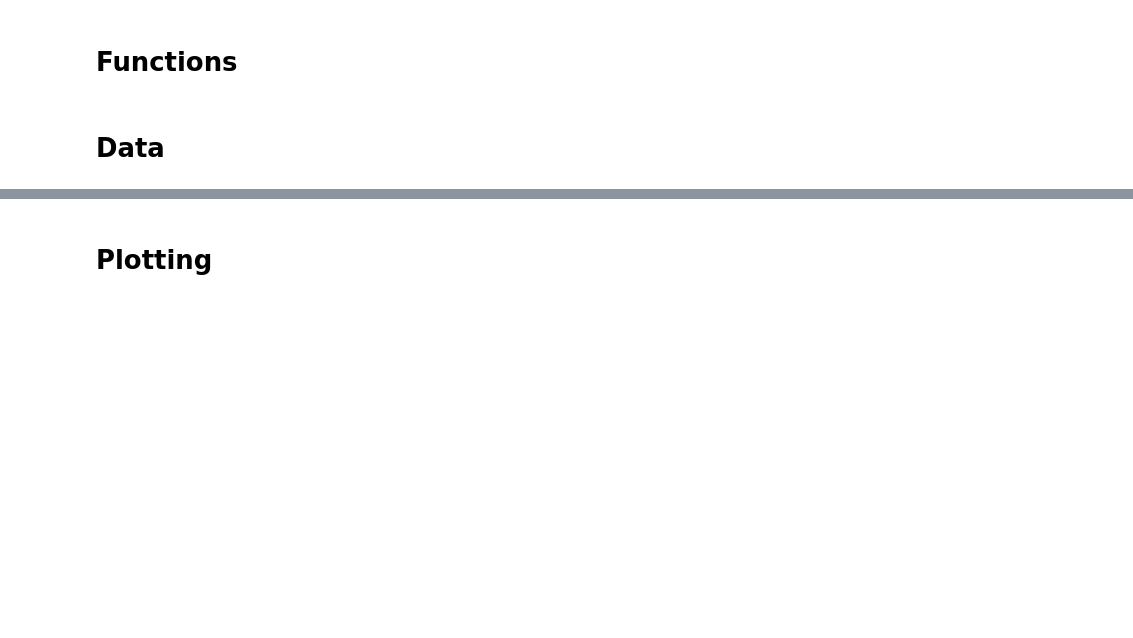
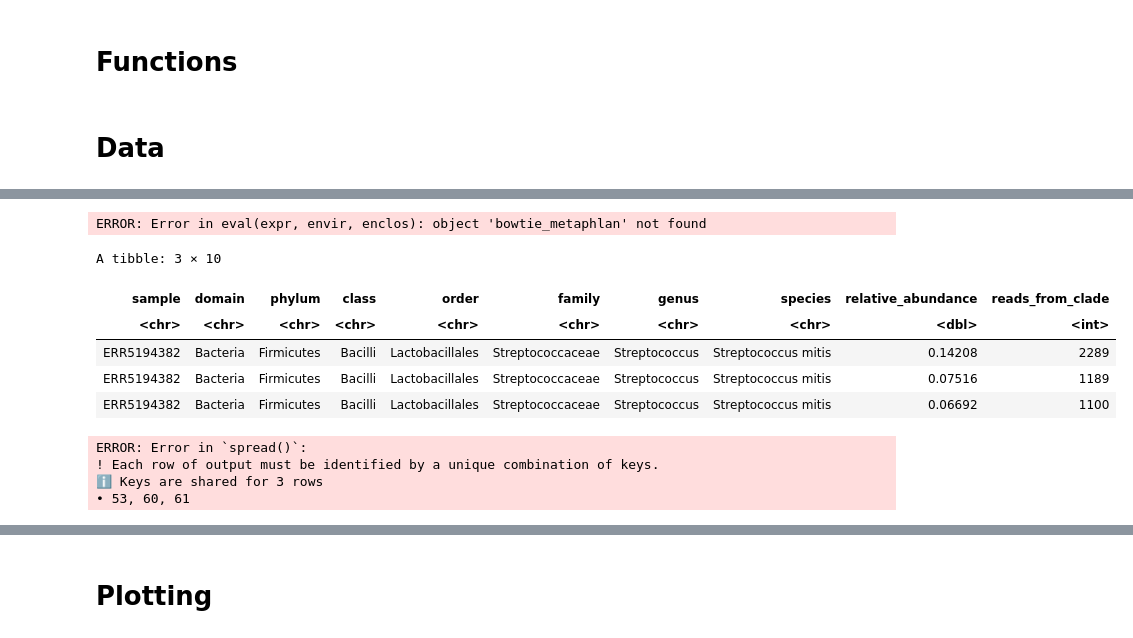
Before and after one commit to TomasDemeter/shotgun_metagenomics, a Jupyter notebook: workflow/notebooks/phyloseq.ipynb, the cells around one changed output, grey strips where cells are left out. Cells and saved outputs as stored; diff of their text form; code cells hidden in the pictures; blank space fills up the shorter version.

Commit message:
fixing duplicate counts in metaphlan

```diff
--- a/workflow/notebooks/phyloseq.ipynb
+++ b/workflow/notebooks/phyloseq.ipynb
@@ -254,3 +278,26 @@ bbmap_bracken_metadata <- metadata_preparation(metadata, "bbmap2", "bracken")
+# %%
+bowtie_metaphlan[61, ]
+# %% [output]
+ERROR: Error in eval(expr, envir, enclos): object 'bowtie_metaphlan' not found
+# %%
+bowtie_metaphlan  %>%
+  group_by(species) %>%
+  filter(n() > 1) %>%
+  ungroup()
+# %% [output]
+A tibble: 3 × 10
+| sample | domain | phylum | class | order | family | genus | species | relative_abundance | reads_from_clade |
+| <chr> | <chr> | <chr> | <chr> | <chr> | <chr> | <chr> | <chr> | <dbl> | <int> |
+| ERR5194382 | Bacteria | Firmicutes | Bacilli | Lactobacillales | Streptococcaceae | Streptococcus | Streptococcus mitis | 0.14208 | 2289 |
+| ERR5194382 | Bacteria | Firmicutes | Bacilli | Lactobacillales | Streptococcaceae | Streptococcus | Streptococcus mitis | 0.07516 | 1189 |
+| ERR5194382 | Bacteria | Firmicutes | Bacilli | Lactobacillales | Streptococcaceae | Streptococcus | Streptococcus mitis | 0.06692 | 1100 |
+# %%
+create_phyloseq(bowtie_metaphlan, bowtie_metaphlan_metadata)
+# %% [output]
+ERROR: Error in `spread()`:
+! Each row of output must be identified by a unique combination of keys.
+ℹ Keys are shared for 3 rows
+• 53, 60, 61
 # %%
 # create phyloseq file for each analysis
 bowtie_metaphlan_phyloseq <- create_phyloseq(bowtie_metaphlan, bowtie_metaphlan_metadata)
```
Also changed, not shown: parts of 5 cells of this notebook, 3 other files.
